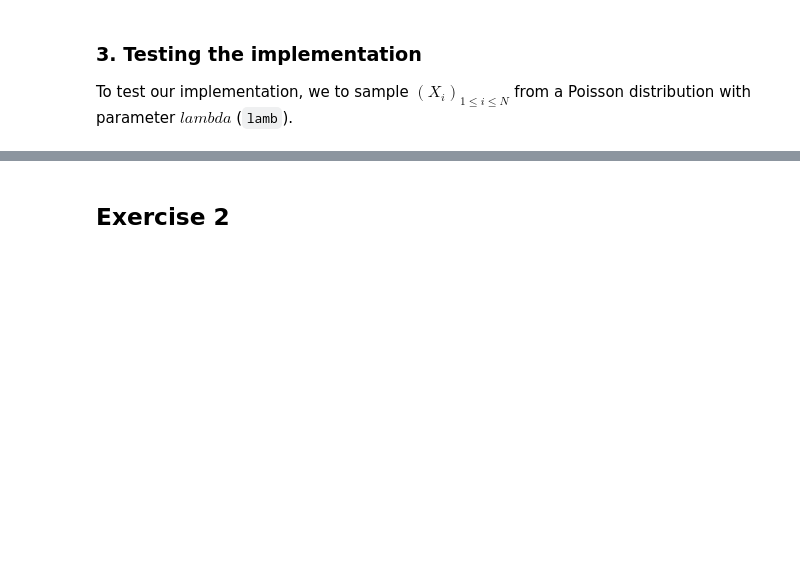
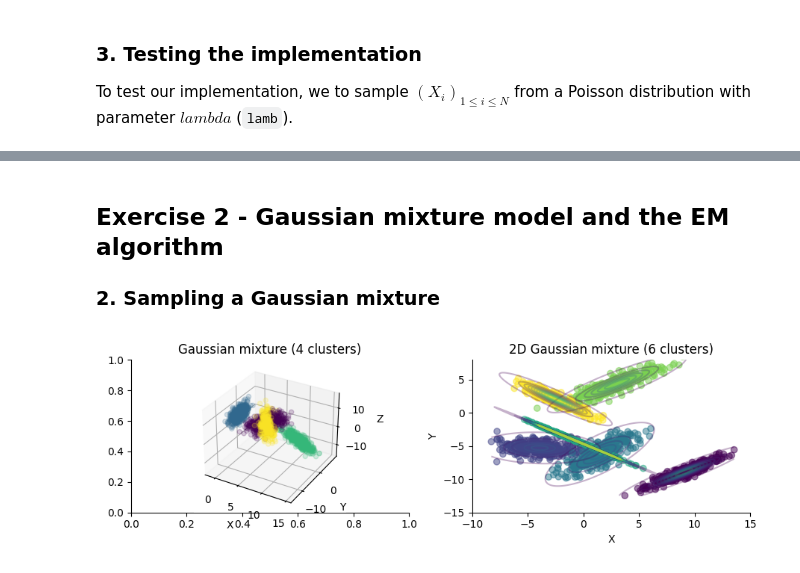
Before and after one commit to lmartinez2001/computational-statistics, a Jupyter notebook: TD2/TD2.ipynb, the cells around one changed output, grey strips where cells are left out. Cells and saved outputs as stored; diff of their text form; code cells hidden in the pictures; blank space fills up the shorter version.

```diff
--- a/TD2/TD2.ipynb
+++ b/TD2/TD2.ipynb
@@ -52,2 +85,71 @@ plt.show()
 # %% [markdown]
-## Exercise 2
+## Exercise 2 - Gaussian mixture model and the EM algorithm
+
+### 2. Sampling a Gaussian mixture
+# %%
+def sample_gaussian_mixture(n_samples, mu, sigma, alpha):
+    z = sample_discrete(alpha, n_samples) # (n_samples,)
+    means = mu[z] # (n_samples, d)
+    covs = sigma[z] # (n_samples, d, d)
+
+    X = np.array([np.random.multivariate_normal(mean, cov) for (mean, cov) in zip(means, covs)])
+
+    return X, z
+
+
+def sample_parameters(n_dim, n_clusters):
+    mu = np.random.uniform(-10, 10, size=(n_clusters, n_dim))
+    sigma = np.random.uniform(-2, 2, size=(n_clusters, n_dim, n_dim))
+    sigma = sigma @ sigma.transpose(0,2,1)
+    alpha = np.array(n_clusters * [1/n_clusters]) # Uniform distribution in each cluster by default
+
+    return mu, sigma, alpha
+# %%
+# 3D Gaussian mixture
+n_samples_3d = 2000
+n_clusters = 4
+n_dim = 3
+mu_3d, sigma_3d, alpha_3d = sample_parameters(n_dim, n_clusters)
+
+X1, z1 = sample_gaussian_mixture(n_samples_3d, mu_3d, sigma_3d, alpha_3d)
+
+
+# 2D Gaussian mixture
+n_samples_2d = 2000
+n_clusters_2d = 6
+n_dim_2d = 2
+mu_2d, sigma_2d, alpha_2d = sample_parameters(n_dim_2d, n_clusters_2d)
+
+X2, z2 = sample_gaussian_mixture(n_samples_2d, mu_2d, sigma_2d, alpha_2d)
+
+
+# Plotting the results
+fig, (ax1, ax2) = plt.subplots(1, 2, figsize=(9,3))
+
+ax1 = fig.add_subplot(121, projection='3d')
+ax1.scatter(X1[:, 0], X1[:, 1], X1[:, 2], c=z1, alpha=0.2)
+ax1.set_title(f'Gaussian mixture ({n_clusters} clusters)')
+ax1.set_xlabel('X')
+ax1.set_ylabel('Y')
+ax1.set_zlabel('Z')
+ax1.spines['bottom'].set_visible(False)
+ax1.spines['left'].set_visible(False)
+
+plot_with_contours(
+    X2,
+    z2,
+    mu_2d,
+    sigma_2d,
+    ax2,
+    f'2D Gaussian mixture ({n_clusters_2d} clusters)',
+    xlabel='X',
+    ylabel='Y',
+    levels=15,
+    xlim=(-10,15),
+    ylim=(-15,8)
+)
+
+plt.tight_layout()
+plt.show()
+# %% [output]
+[figure, added]
```
Also changed, not shown: parts of 38 cells of this notebook, 2 other files.
